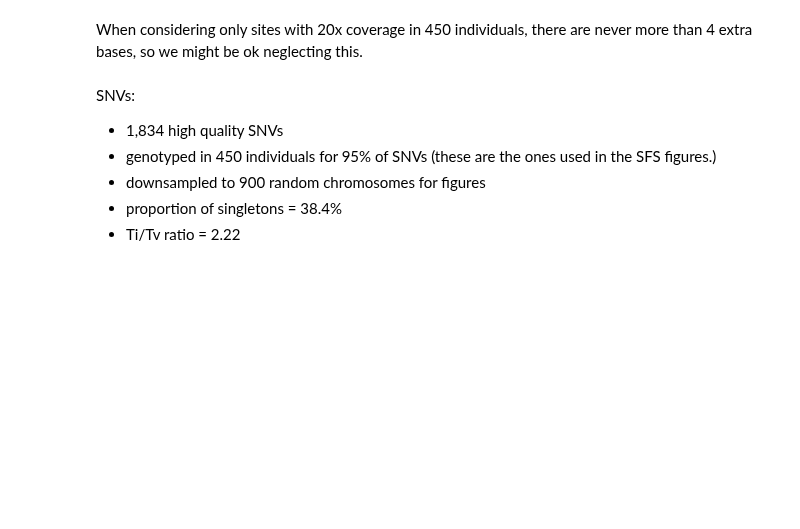
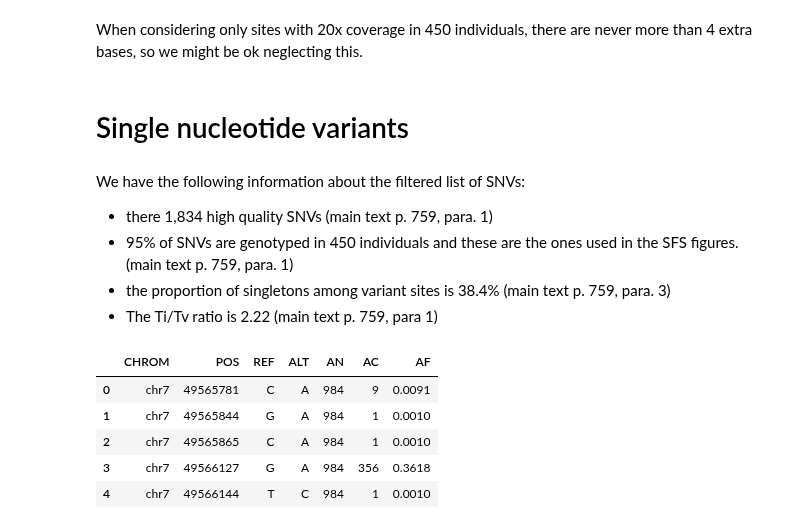
Before and after one commit to dp-rice/multiplemergers, a Jupyter notebook: notebooks/Gazave_Etal_initial_analysis.ipynb, the cells around one changed output. Cells and saved outputs as stored; diff of their text form; code cells hidden in the pictures; blank space fills up the shorter version.

```diff
--- a/notebooks/Gazave_Etal_initial_analysis.ipynb
+++ b/notebooks/Gazave_Etal_initial_analysis.ipynb
@@ -242,10 +242,21 @@ targets.length - targets.n20x_450_indiv
 dtype: int64
 # %% [markdown]
 When considering only sites with 20x coverage in 450 individuals, there are never more than 4 extra bases, so we might be ok neglecting this.
+# %% [markdown]
+# Single nucleotide variants
 # %% [markdown]
-SNVs:
-- 1,834 high quality SNVs
-- genotyped in 450 individuals for 95% of SNVs (these are the ones used in the SFS figures.)
-- downsampled to 900 random chromosomes for figures
-- proportion of singletons = 38.4%
-- Ti/Tv ratio = 2.22
+We have the following information about the filtered list of SNVs:
+- there 1,834 high quality SNVs (main text p. 759, para. 1)
+- 95% of SNVs are genotyped in 450 individuals and these are the ones used in the SFS figures. (main text p. 759, para. 1)
+- the proportion of singletons among variant sites is 38.4% (main text p. 759, para. 3)
+- The Ti/Tv ratio is 2.22 (main text p. 759, para 1)
+# %%
+snvs = pd.read_table('../data/GazaveEtal/variants.txt', delim_whitespace=True)
+snvs.head()
+# %% [output]
+|  | CHROM | POS | REF | ALT | AN | AC | AF |
+| 0 | chr7 | 49565781 | C | A | 984 | 9 | 0.0091 |
+| 1 | chr7 | 49565844 | G | A | 984 | 1 | 0.0010 |
+| 2 | chr7 | 49565865 | C | A | 984 | 1 | 0.0010 |
+| 3 | chr7 | 49566127 | G | A | 984 | 356 | 0.3618 |
+| 4 | chr7 | 49566144 | T | C | 984 | 1 | 0.0010 |
```
Also changed, not shown: parts of 34 cells of this notebook.
